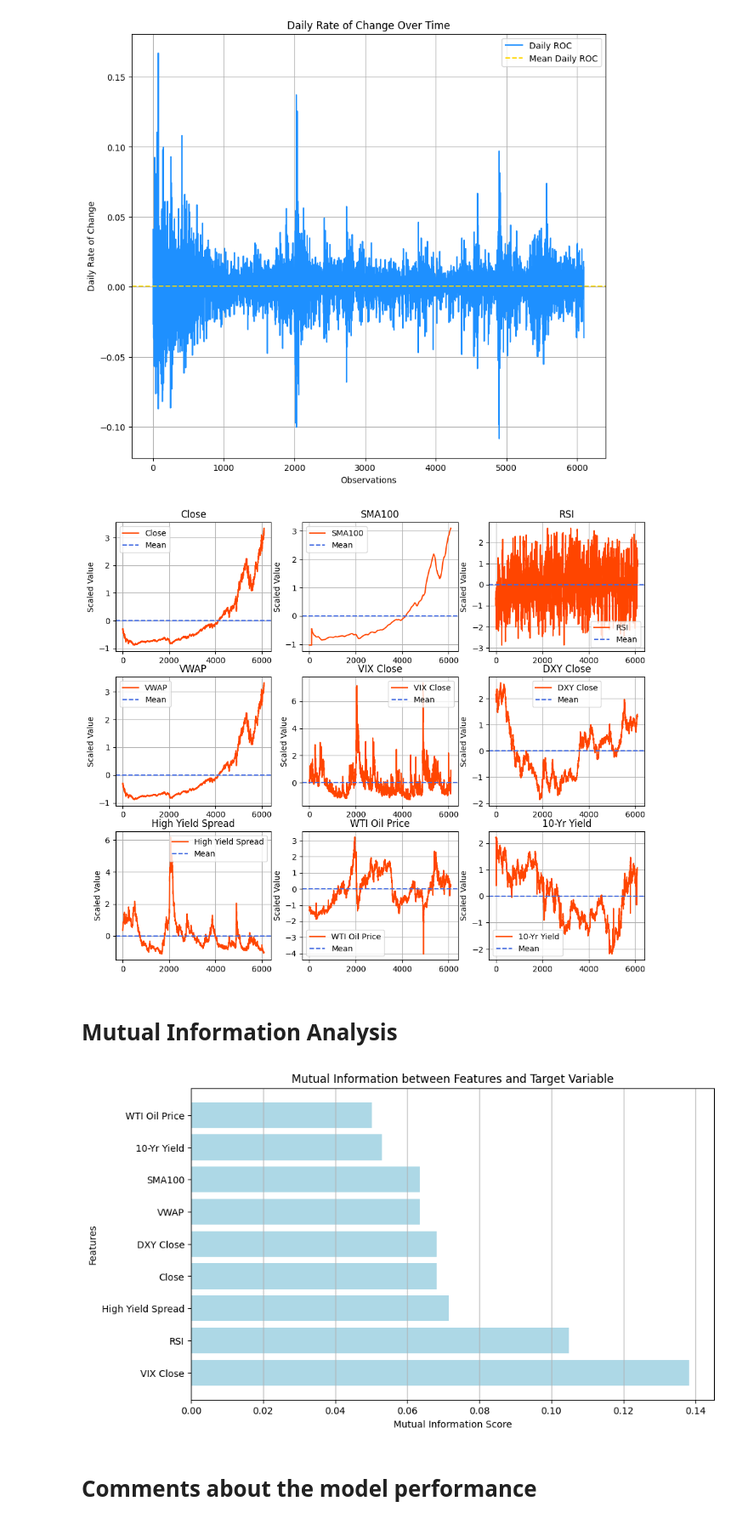
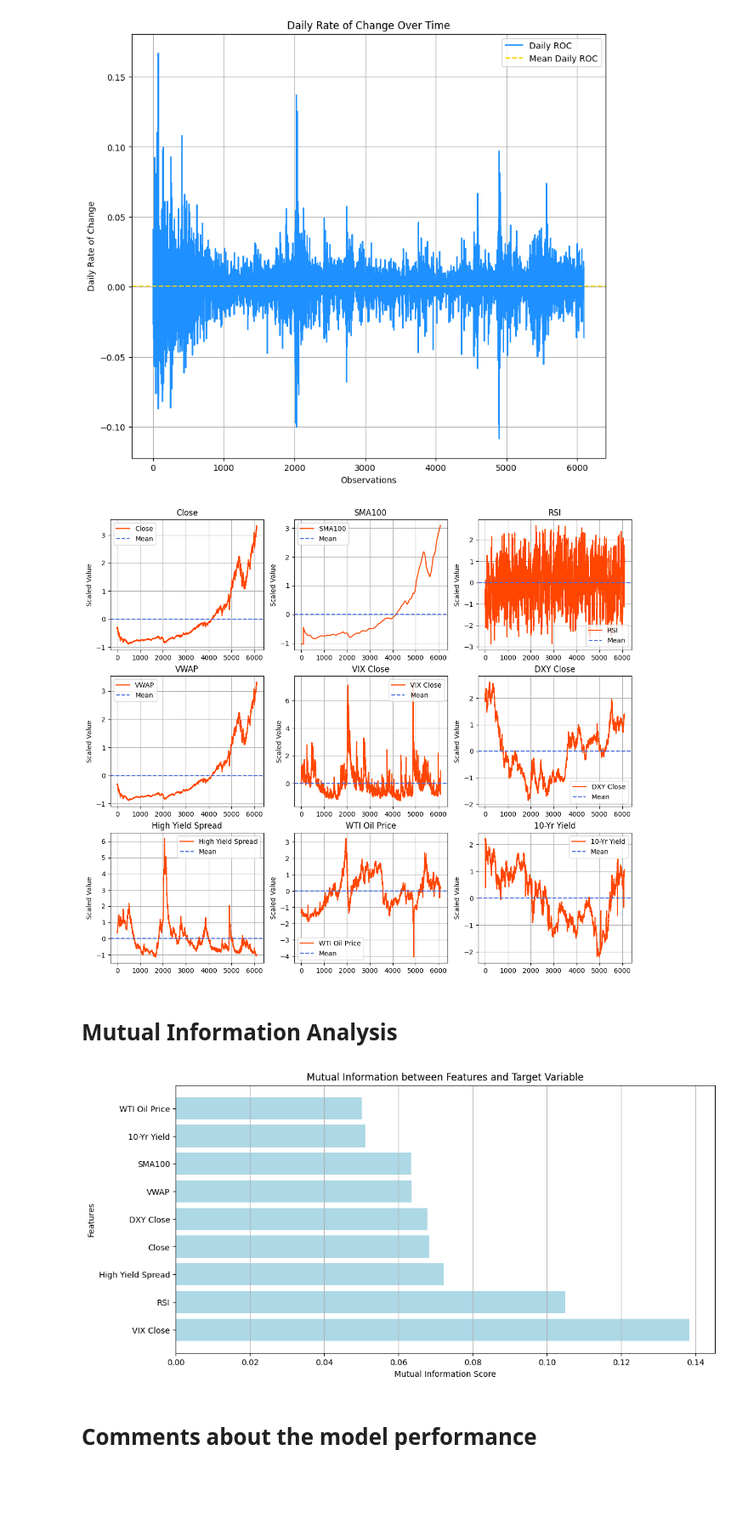
Before and after one commit to pbuitragoa33/NASDAQ-Change-Prediction, a Jupyter notebook: analysisML.ipynb, the cells around one changed output. Shown at 85% size. Drawn from its saved outputs; the diff is of its cells as text; code cells hidden in the pictures; blank space fills up the shorter version.

```diff
--- a/analysisML.ipynb
+++ b/analysisML.ipynb
@@ -562,9 +726,9 @@ plt.grid(True)
 # %% [output]
 [figure]
 # %%
-# Plot the features (Scaled)
+# Plot the features (Scaled) ---> Features after preprocessing
 
-plt.figure(figsize = (12, 10))
+plt.figure(figsize = (14, 12))
 
 for i, col in enumerate(X_pre.columns):
 
@@ -576,29 +740,29 @@ for i, col in enumerate(X_pre.columns):
     plt.legend()
     plt.grid(True)
 # %% [output]
-[figure, old version]
+[figure, new version]
 # %% [markdown]
 # Mutual Information Analysis
 # %%
 # Mutual Information
 
 from sklearn.feature_selection import mutual_info_regression
 
 
 mi = pd.Series(mutual_info_regression(X_pre, y.values.ravel()), index = X_pre.columns)
 mi_sorted = mi.sort_values(ascending = False)
 
 # Plot the mutual information values
 
-plt.figure(figsize = (10, 6))
+plt.figure(figsize = (12, 6))
 plt.barh(mi_sorted.index, mi_sorted.values, color = 'lightblue')
 plt.title('Mutual Information between Features and Target Variable')
 plt.xlabel('Mutual Information Score')
 plt.ylabel('Features')
 plt.grid(axis = 'x')
 plt.show()
 # %% [output]
-[figure, old version]
+[figure, new version]
 # %% [markdown]
 # **Comments about the model performance**
 # %% [markdown]
```
Also changed, not shown: parts of 14 cells of this notebook.
